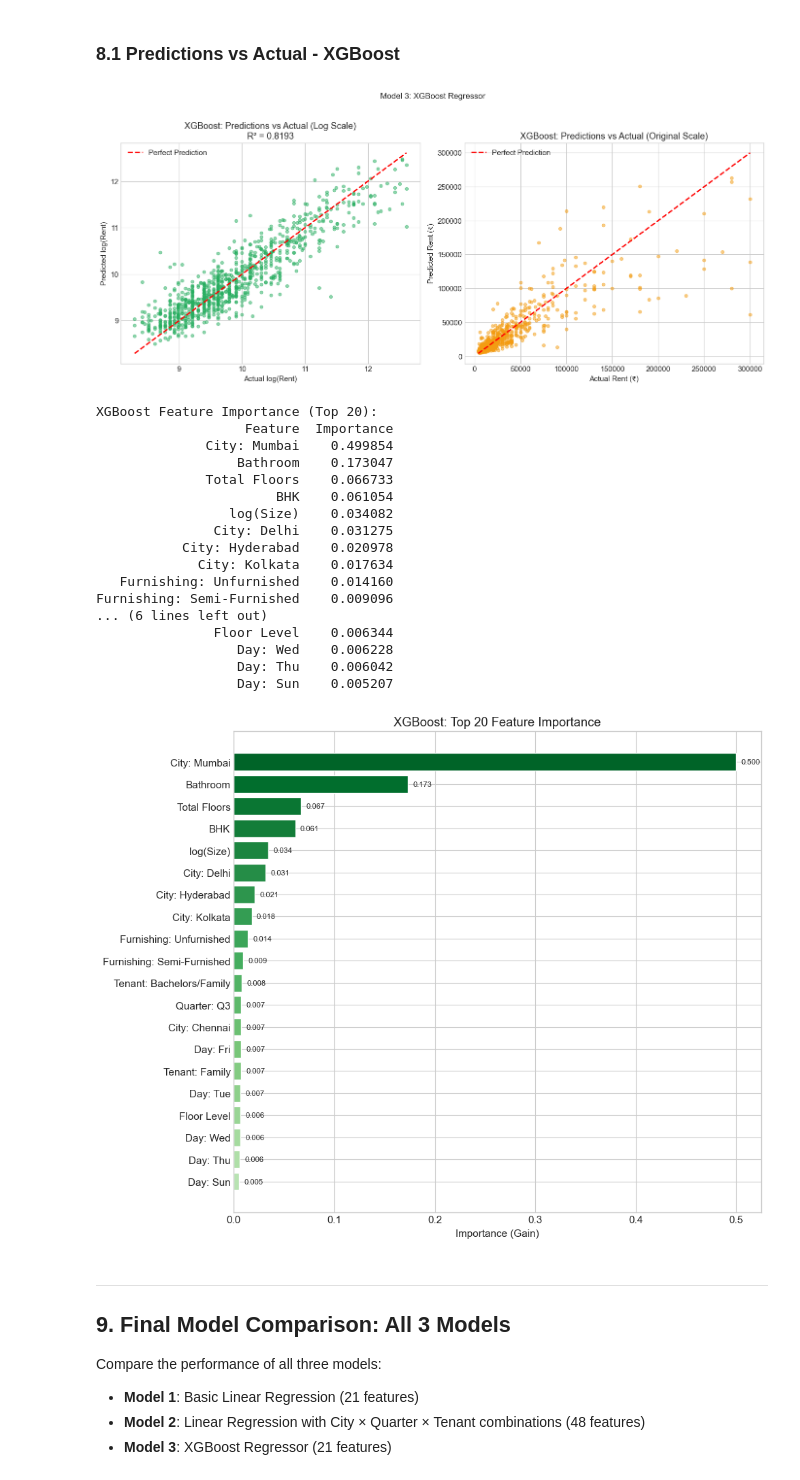
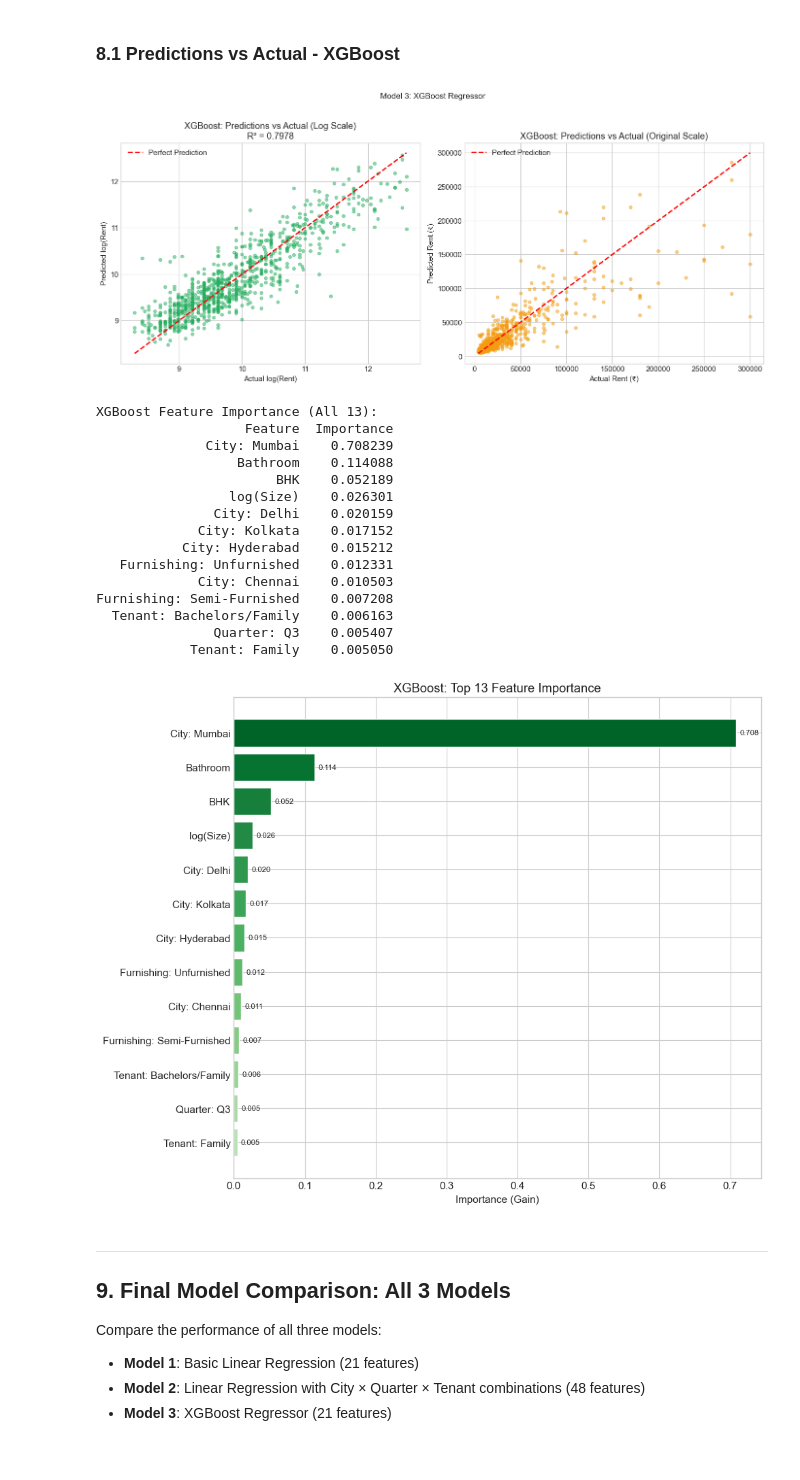
Before and after one commit to Grigor2003/house_rent_ds, a Jupyter notebook: ds.ipynb, the cells around one changed output. Drawn from its saved outputs; the diff is of its cells as text; code cells hidden in the pictures.

```diff
--- a/ds.ipynb
+++ b/ds.ipynb
@@ -1547,16 +1551,26 @@ Model 2 features: 13
 - Non-linear model capable of capturing complex patterns
 # %%
 # ============================================
-# Model 3: XGBoost Regressor
+# Model 3: XGBoost Regressor (Same Features as Model 2)
 # ============================================
 from xgboost import XGBRegressor
 
 print("=" * 80)
-print("MODEL 3: XGBoost Regressor")
+print("MODEL 3: XGBoost Regressor (Same 13 Features as Model 2)")
 print("=" * 80)
 print()
 
-# Train XGBoost (using same features as Model 1)
+# Use the same features as Model 2 (no Floor Level, Total Floors, Day of Week)
+X_train_xgb = X_train_arr_m2
+X_test_xgb = X_test_arr_m2
+reduced_feature_names_xgb = feature_names_m2
+
+print(f"Features used: {len(reduced_feature_names_xgb)}")
+print(f"Features: {reduced_feature_names_xgb}")
+print()
+
+# Train XGBoost
+print("Training XGBoost...")
 model_xgb = XGBRegressor(
     n_estimators=100,
     max_depth=6,
@@ -1566,42 +1580,39 @@ model_xgb = XGBRegressor(
     random_state=42,
     n_jobs=-1
 )
-
-model_xgb.fit(X_train_arr, y_train.values)
+model_xgb.fit(X_train_xgb, y_train.values)
 
 # Predictions (log scale)
-y_train_pred_log_xgb = model_xgb.predict(X_train_arr)
-y_test_pred_log_xgb = model_xgb.predict(X_test_arr)
+y_train_pred_log_xgb = model_xgb.predict(X_train_xgb)
+y_test_pred_log_xgb = model_xgb.predict(X_test_xgb)
 
 # Convert to original scale
 y_train_pred_xgb = np.exp(y_train_pred_log_xgb)
 y_test_pred_xgb = np.exp(y_test_pred_log_xgb)
 
 # ============================================
-# Calculate Metrics - Model 3 (XGBoost)
+# Calculate Metrics
 # ============================================
-
-# R² (on log scale)
 r2_train_xgb = r2_score(y_train, y_train_pred_log_xgb)
 r2_test_xgb = r2_score(y_test, y_test_pred_log_xgb)
 
-# RMSE (on original scale)
 rmse_train_xgb = np.sqrt(mean_squared_error(y_train_actual, y_train_pred_xgb))
 rmse_test_xgb = np.sqrt(mean_squared_error(y_test_actual, y_test_pred_xgb))
 
-# MAE (on original scale)
 mae_train_xgb = mean_absolute_error(y_train_actual, y_train_pred_xgb)
 mae_test_xgb = mean_absolute_error(y_test_actual, y_test_pred_xgb)
 
-# RMSPE
 rmspe_train_xgb = rmspe(y_train_actual, y_train_pred_xgb)
 rmspe_test_xgb = rmspe(y_test_actual, y_test_pred_xgb)
 
-# MAPE
 mape_train_xgb = mape(y_train_actual, y_train_pred_xgb)
 mape_test_xgb = mape(y_test_actual, y_test_pred_xgb)
 
 # Print Results
+print("=" * 60)
+print("MODEL 3 PERFORMANCE METRICS")
+print("=" * 60)
+print()
 print(f"{'Metric':<20} {'Train':<15} {'Test':<15}")
 print("-" * 50)
 print(f"{'R²':<20} {r2_train_xgb:<15.4f} {r2_test_xgb:<15.4f}")
@@ -1638,54 +1667,52 @@ plt.suptitle('Model 3: XGBoost Regressor', y=1.02, fontsize=12)
 plt.tight_layout()
 plt.show()
 # %% [output]
-[figure, old version]
+[figure, new version]
 # %%
 # XGBoost Feature Importance
 importance_df = pd.DataFrame({
-    'Feature': feature_names,
+    'Feature': reduced_feature_names_xgb,
     'Importance': model_xgb.feature_importances_
 }).sort_values('Importance', ascending=False)
 
-print("XGBoost Feature Importance (Top 20):")
+print("XGBoost Feature Importance (All 13):")
 print(importance_df.head(20).to_string(index=False))
 
 # Feature Importance bar plot
 fig, ax = plt.subplots(figsize=(10, 8))
 
-top_n_xgb = 20
+top_n_xgb = 13
 top_importance = importance_df.head(top_n_xgb).sort_values('Importance')
 
 colors = plt.cm.Greens(np.linspace(0.3, 0.9, len(top_importance)))
 bars = ax.barh(top_importance['Feature'], top_importance['Importance'], color=colors, edgecolor='white')
 
 ax.set_xlabel('Importance (Gain)')
 ax.set_title(f'XGBoost: Top {top_n_xgb} Feature Importance')
 
 # Add value labels
 for bar, val in zip(bars, top_importance['Importance']):
     ax.text(val + 0.005, bar.get_y() + bar.get_height()/2, f'{val:.3f}', va='center', fontsize=8)
 
 plt.tight_layout()
 plt.show()
 # %% [output]
-XGBoost Feature Importance (Top 20):
+XGBoost Feature Importance (All 13):
                    Feature  Importance
-              City: Mumbai    0.499854
-                  Bathroom    0.173047
-              Total Floors    0.066733
-                       BHK    0.061054
-                 log(Size)    0.034082
-               City: Delhi    0.031275
-           City: Hyderabad    0.020978
-             City: Kolkata    0.017634
-   Furnishing: Unfurnished    0.014160
-Furnishing: Semi-Furnished    0.009096
-... (6 lines left out)
-               Floor Level    0.006344
-                  Day: Wed    0.006228
-                  Day: Thu    0.006042
-                  Day: Sun    0.005207
+              City: Mumbai    0.708239
+                  Bathroom    0.114088
+                       BHK    0.052189
+                 log(Size)    0.026301
+               City: Delhi    0.020159
+             City: Kolkata    0.017152
+           City: Hyderabad    0.015212
+   Furnishing: Unfurnished    0.012331
+             City: Chennai    0.010503
+Furnishing: Semi-Furnished    0.007208
+  Tenant: Bachelors/Family    0.006163
+               Quarter: Q3    0.005407
+            Tenant: Family    0.005050
-[figure, old version]
+[figure, new version]
 # %% [markdown]
 
 ---
```
Also changed, not shown: parts of 8 cells of this notebook.
